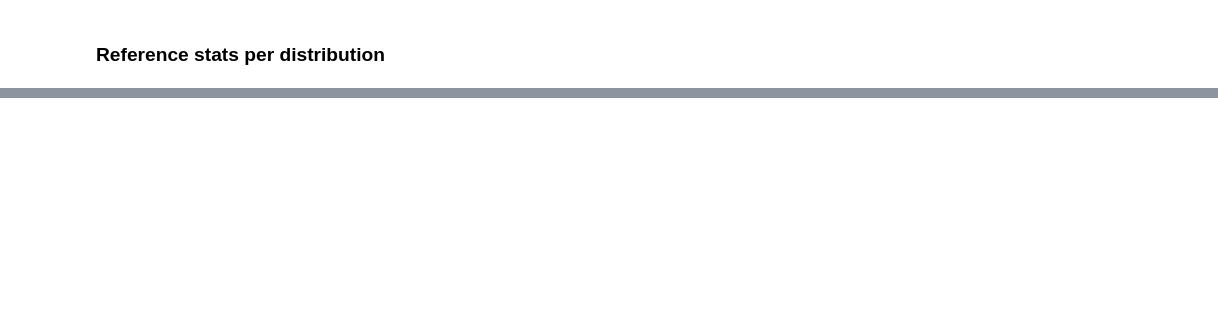
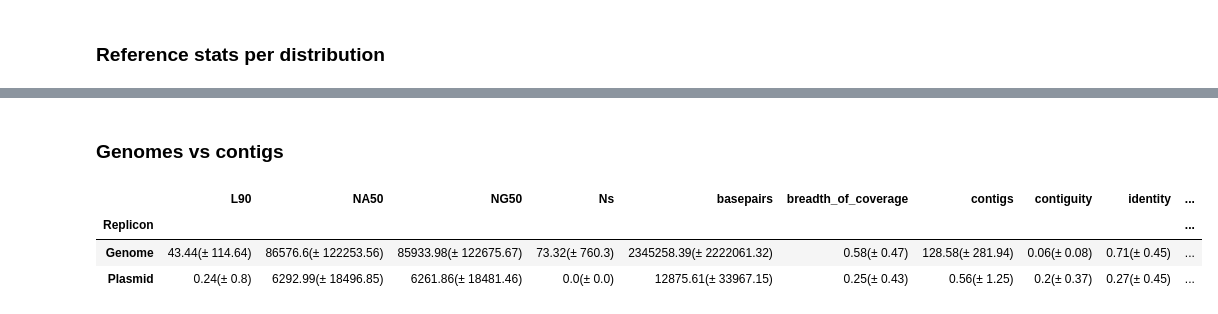
Before and after one commit to B-UMMI/LMAS_Manuscript_Analysis, a Jupyter notebook: Analysis/Results Tables.ipynb, the cells around one changed output, grey strips where cells are left out. Drawn from its saved outputs; the diff is of its cells as text; code cells hidden in the pictures; blank space fills up the shorter version.

Commit message:
update analysis - plasmid vs replicon

```diff
--- a/Analysis/Results Tables.ipynb
+++ b/Analysis/Results Tables.ipynb
@@ -631,3 +631,33 @@ Log
 | SPAdes | Multiple k-mer De Bruijn graph | 30.92(±138.63) | 36829.5(±85995.88) | 37693.47(±90368.89) | 0.0(±0.0) | Genomic | 1093453.36(±2101398.69) | 0.23(±0.41) | 105.28(±363.93) | ... |
 | Unicycler | Multiple k-mer De Bruijn graph | 7.72(±24.6) | 48388.56(±108092.74) | 45410.11(±107655.24) | 0.0(±0.0) | Genomic | 963355.97(±2016669.48) | 0.2(±0.39) | 14.22(±35.63) | ... |
 | VelvetOptimizer | Multiple k-mer De Bruijn graph | 0.0(±0.0) | 0.0(±0.0) | 0.0(±0.0) | 0.0(±0.0) | Genomic | 0.0(±0.0) | 0.0(±0.0) | 0.0(±0.0) | ... |
+# %% [markdown]
+### Genomes vs contigs
+# %%
+ref_stats_per_replicon_type = pd.DataFrame()
+# Genome
+row={'Replicon': "Genome"}
+lala=reference_pipeline_metrics_df[~reference_pipeline_metrics_df['reference'].str.contains("plasmid")].describe()
+for column in lala.columns:
+    mean = lala.loc['mean',column]
+    std = lala.loc['std',column]
+    row[column] = "{}(± {})".format(round(mean, 2), round(std, 2))
+ref_stats_per_replicon_type =ref_stats_per_replicon_type .append(row, ignore_index=True)
+
+# Plasmid
+row={'Replicon': "Plasmid"}
+lala=reference_pipeline_metrics_df[reference_pipeline_metrics_df['reference'].str.contains("plasmid")].describe()
+for column in lala.columns:
+    mean = lala.loc['mean',column]
+    std = lala.loc['std',column]
+    row[column] = "{}(± {})".format(round(mean, 2), round(std, 2))
+
+ref_stats_per_replicon_type =ref_stats_per_replicon_type .append(row, ignore_index=True)
+ref_stats_per_replicon_type  = ref_stats_per_replicon_type .set_index('Replicon')
+ref_stats_per_replicon_type.to_csv("Tables/Results/Reference metrics per replicon type.csv")
+display(ref_stats_per_replicon_type)
+# %% [output]
+|  | L90 | NA50 | NG50 | Ns | basepairs | breadth_of_coverage | contigs | contiguity | identity | ... |
+| Replicon |  |  |  |  |  |  |  |  |  | ... |
+| Genome | 43.44(± 114.64) | 86576.6(± 122253.56) | 85933.98(± 122675.67) | 73.32(± 760.3) | 2345258.39(± 2222061.32) | 0.58(± 0.47) | 128.58(± 281.94) | 0.06(± 0.08) | 0.71(± 0.45) | ... |
+| Plasmid | 0.24(± 0.8) | 6292.99(± 18496.85) | 6261.86(± 18481.46) | 0.0(± 0.0) | 12875.61(± 33967.15) | 0.25(± 0.43) | 0.56(± 1.25) | 0.2(± 0.37) | 0.27(± 0.45) | ... |
```
Also changed, not shown: parts of 1 cell of this notebook, 1 other file.
